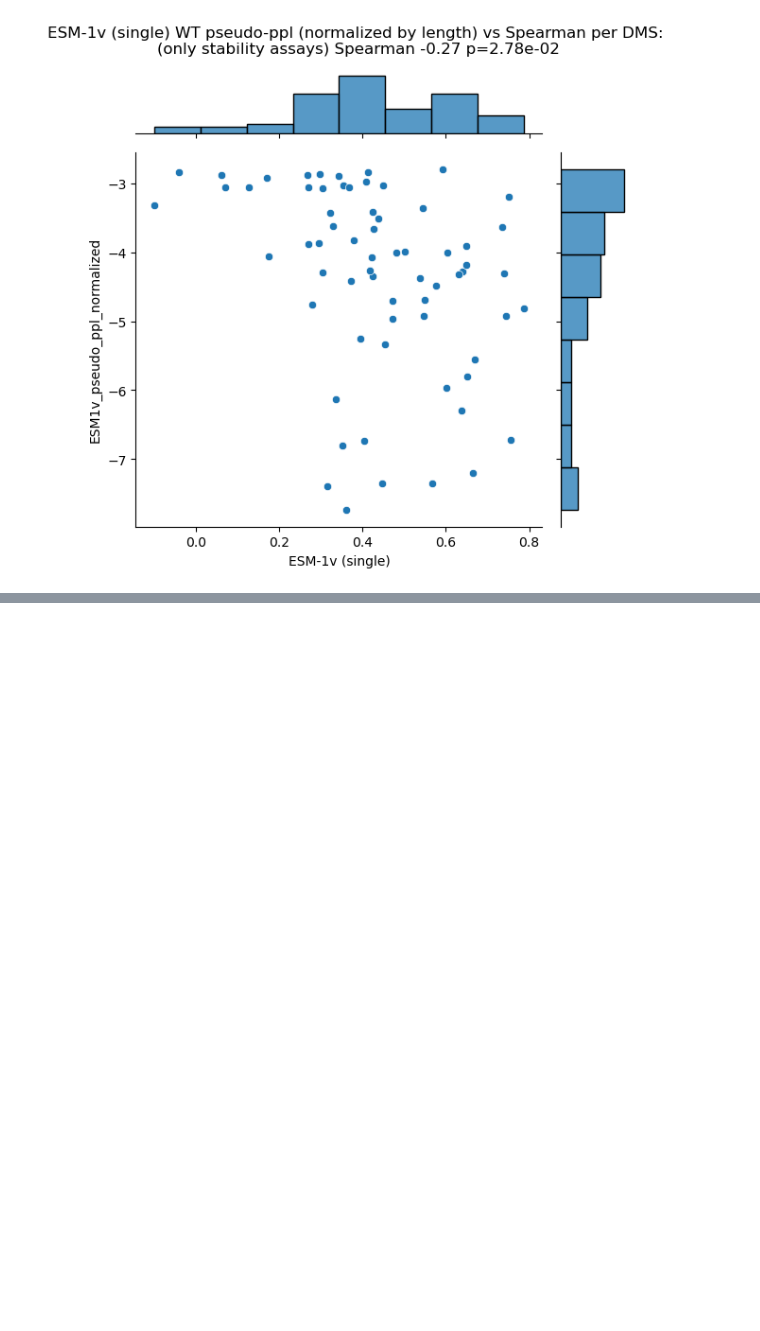
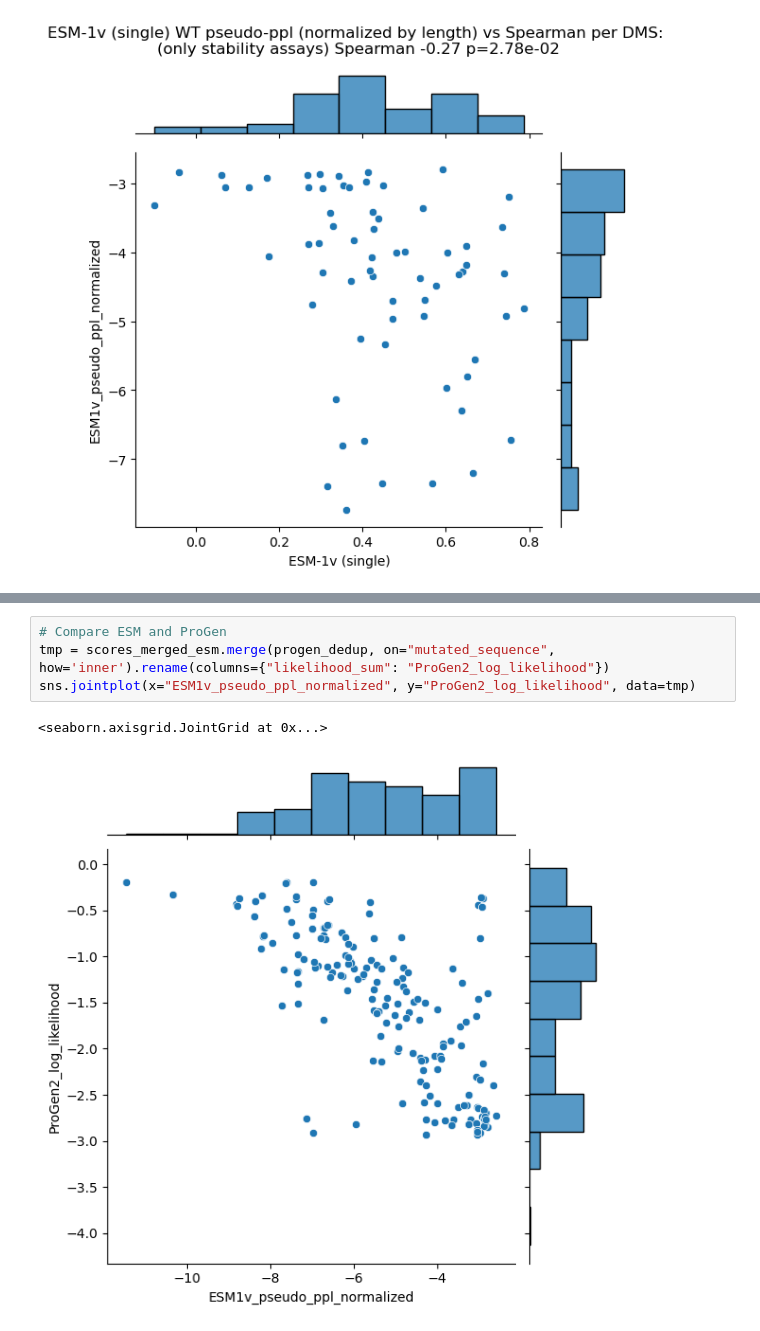
Before and after one commit to loodvn/ProteinGym, a Jupyter notebook: notebooks/analyse_wt_scores.ipynb, the cells around one changed output, grey strips where cells are left out. Cells and saved outputs as stored; diff of their text form; blank space fills up the shorter version.

```diff
--- a/notebooks/analyse_wt_scores.ipynb
+++ b/notebooks/analyse_wt_scores.ipynb
@@ -484,0 +506,7 @@ plt.show()  # TODO check that outlier
+# %%
+# Compare ESM and ProGen
+tmp = scores_merged_esm.merge(progen_dedup, on="mutated_sequence", how='inner').rename(columns={"likelihood_sum": "ProGen2_log_likelihood"})
+sns.jointplot(x="ESM1v_pseudo_ppl_normalized", y="ProGen2_log_likelihood", data=tmp)
+# %% [output]
+<seaborn.axisgrid.JointGrid at 0x...>
+[figure, added]
```
Also changed, not shown: parts of 3 cells of this notebook, 3 other files.
